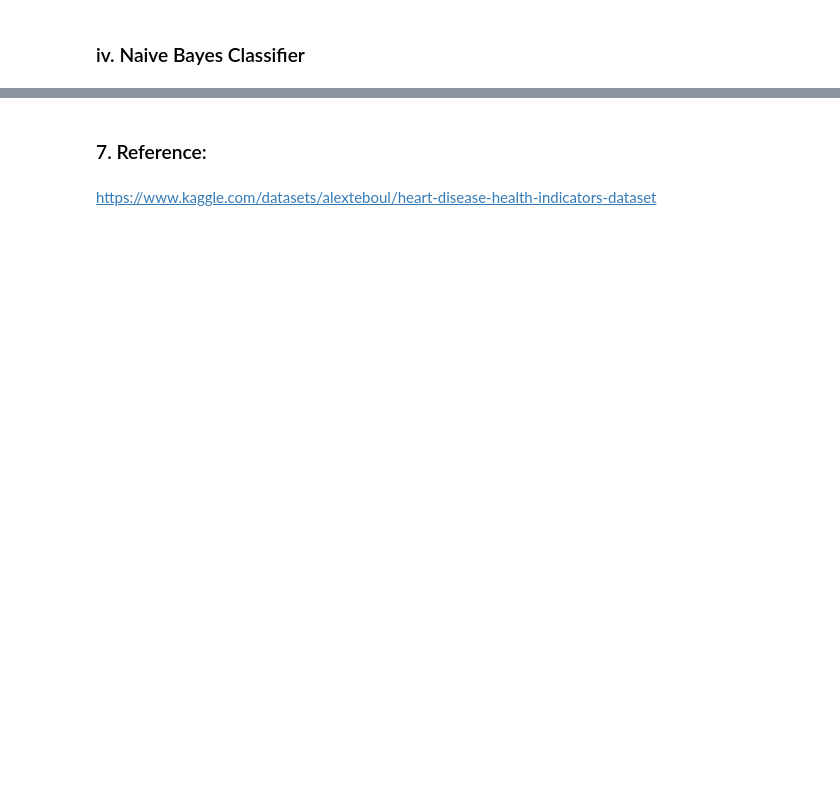
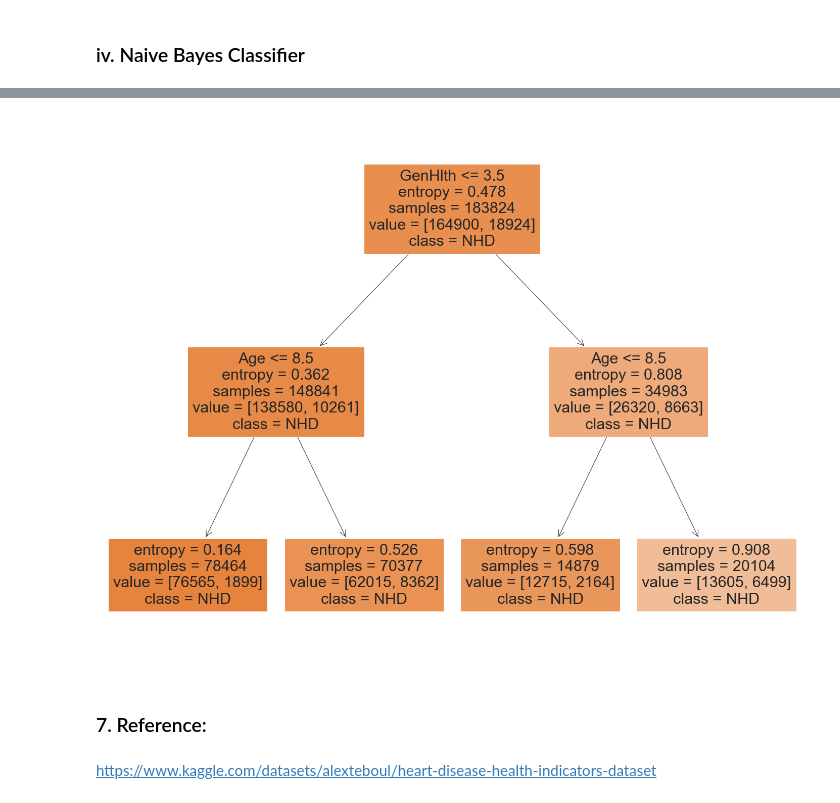
Before and after one commit to Sgipn/HeartDiseaseAnalysis, a Jupyter notebook: notebooks/midterm.ipynb, the cells around one changed output, grey strips where cells are left out. Saved outputs shown, nothing was run; the diff lists cells and outputs as text; code cells hidden in the pictures; blank space fills up the shorter version.

```diff
--- a/notebooks/midterm.ipynb
+++ b/notebooks/midterm.ipynb
@@ -500,0 +591,24 @@ Computation running time in Naive Bayes:  0.02 secs.
+# %%
+features = ['BMI', 'Age', 'Income', 'PhysHlth', 'Education', 'MentHlth', 'GenHlth']
+X = heart.loc[:, features].values
+Y = heart.loc[:, ['HeartDiseaseorAttack']].values
+
+# Split data
+X_train, X_test, Y_train, Y_test = train_test_split(X, Y, test_size=0.2)
+
+# Standardize features:
+scaler = StandardScaler()
+X_train_s = scaler.fit_transform(X_train)
+X_test_s = scaler.transform(X_test)
+# %%
+# Entropy: measures the uncertainty of a random variable
+# Decision tree with entropy
+clf_entropy = DecisionTreeClassifier(criterion = "entropy", random_state = 100, max_depth = 2)
+
+# Performing training
+Yhat_e = clf_entropy.fit(X_train, Y_train)
+
+# Predicton on test
+Y_pred_e = Yhat_e.predict(X_test)
+
+print("Report : ", classification_report(Y_test, Y_pred_e))
@@ -501,3 +624,14 @@ Computation running time in Naive Bayes:  0.02 secs.
+# %%
+# Plotting the Decision Tree
+feature_names = ['BMI', 'Age', 'Income', 'PhysHlth', 'Education', 'MentHlth', 'GenHlth']
+class_names = ["NHD", "HD"]
+fig = plt.figure(figsize=(25, 20))
+plot = tree.plot_tree(Yhat_e,
+               feature_names = feature_names,
+               class_names = class_names,
+               filled = True)
+# %% [output]
+[figure, added]
 # %% [markdown]
 ### 7. Reference:
 # %% [markdown]
```
Also changed, not shown: parts of 17 cells of this notebook.
